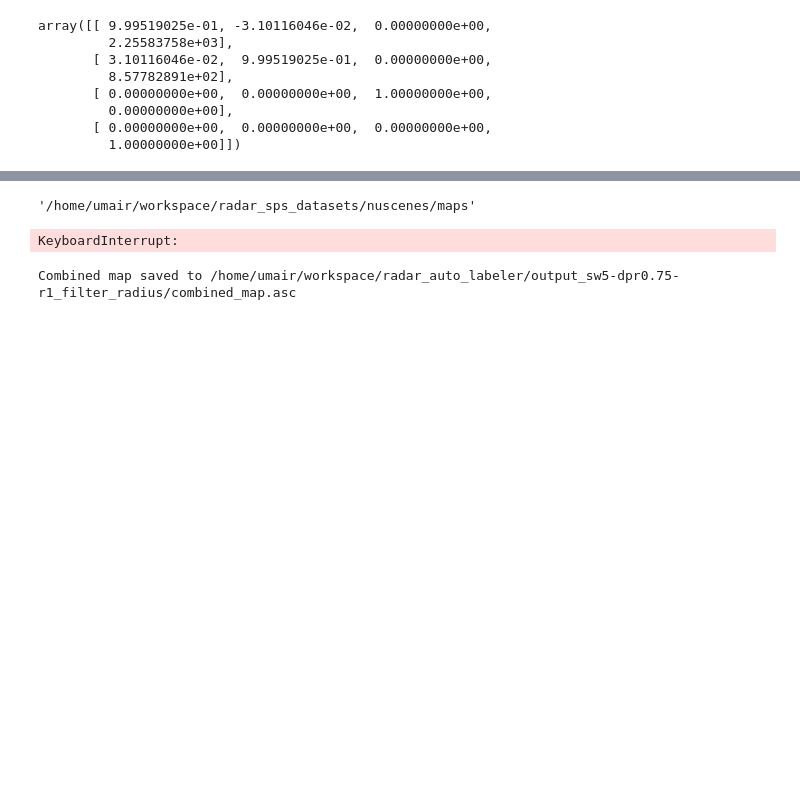
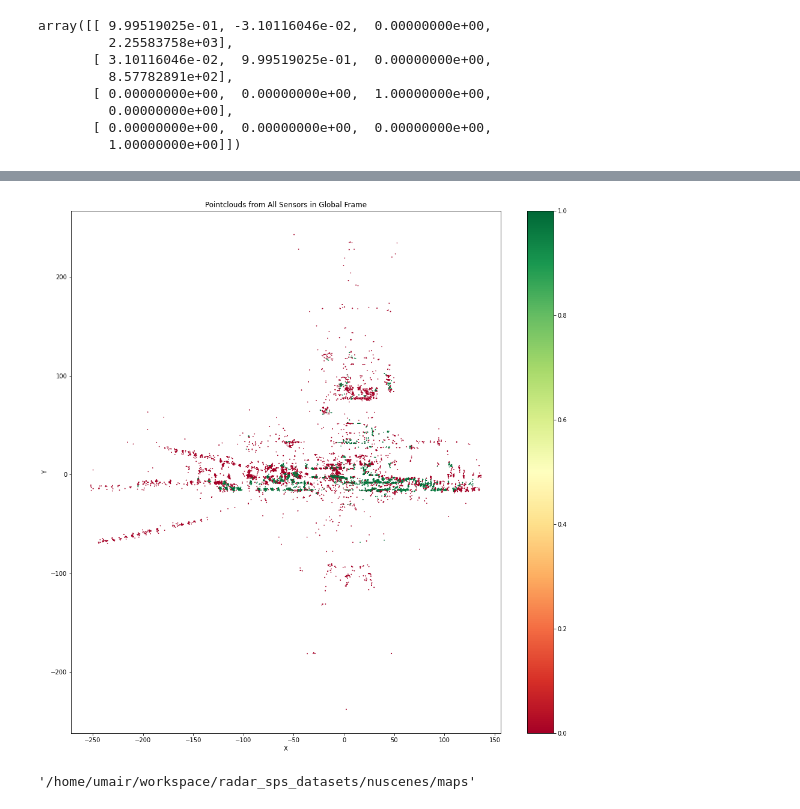
Before and after one commit to umairkhawaja/radar_auto_labeler, a Jupyter notebook: notebooks/generate_training_data.ipynb, the cells around one changed output, grey strips where cells are left out. Cells and saved outputs as stored; diff of their text form; code cells hidden in the pictures; blank space fills up the shorter version.

```diff
--- a/notebooks/generate_training_data.ipynb
+++ b/notebooks/generate_training_data.ipynb
@@ -203,3 +175,7 @@ plot_pointclouds(all_data, all_data['ego_pose'])
+# %%
+plot_pointclouds(data[:5], [d['ego_local_pose'] for d in data[:5]])
+# %% [output]
+[figure, added]
 # %%
 import os
 def save_sensor_data(data, sequence_name, base_dir):
@@ -276,14 +270,13 @@ for i,row in tqdm(sps_df.iterrows(), total=len(sps_df)):
         sps_thresh=0.0,
         return_sps_scores=True,
         sps_labels_dir=sps_maps_dir,
-        apply_dpr=apply_dpr,
-        filter_points=filter_points,
-        ransac_threshold=dpr_thresh
+        apply_dpr=False,
+        filter_points=False,
+        ransac_threshold=-1,
+        reformat_pcl=False
 
     )
 
     data = extract_data(dataset_sequence)
     save_sensor_data(data, ref_scene_name, base_dir)
-# %% [output]
-KeyboardInterrupt:
 # %%
@@ -316,8 +308,3 @@ def combine_maps(sps_maps_dir):
     np.savetxt(output_file, combined_data, fmt="%.6f")
     print(f"Combined map saved to {output_file}")
     return combined_data
-# %%
-sps_maps_dir = "../output_sw5-dpr0.75-r1_filter_radius/labelled_maps/"
-full_map = combine_maps(sps_maps_dir)
-# %% [output]
-Combined map saved to /home/umair/workspace/radar_auto_labeler/output_sw5-dpr0.75-r1_filter_radius/combined_map.asc
```
Also changed, not shown: parts of 20 cells of this notebook, 10 other files.
